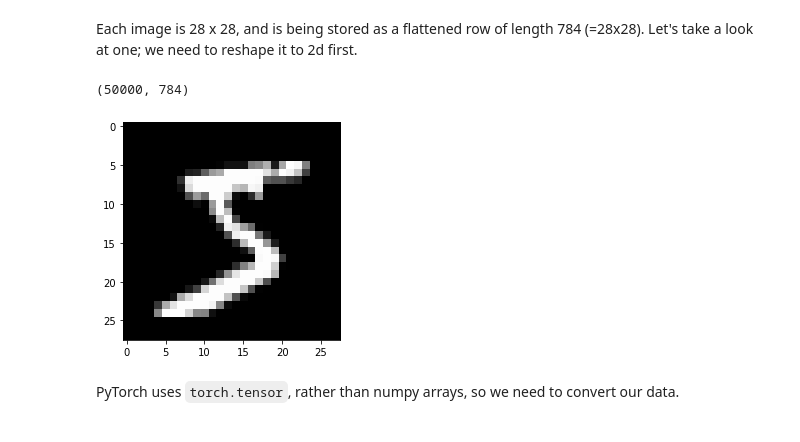
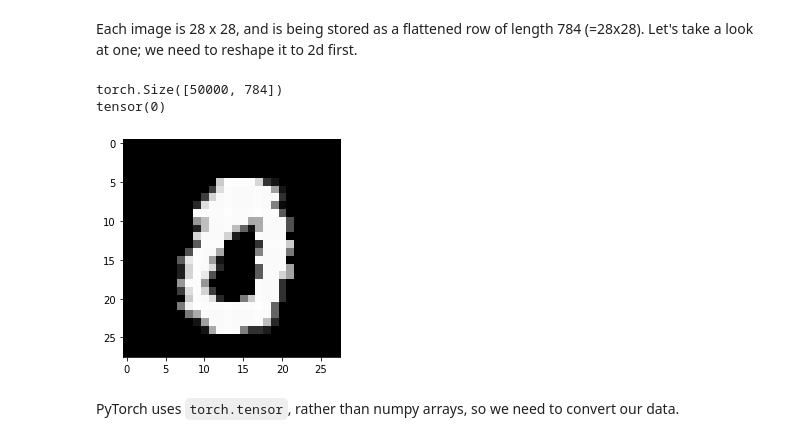
Before and after one commit to 226776/NN_VoiceRecognition, a Jupyter notebook: nn_tutorial.ipynb, the cells around one changed output. Drawn from its saved outputs; the diff is of its cells as text; code cells hidden in the pictures.

Commit message:
SoundToTensor Update

```diff
--- a/nn_tutorial.ipynb
+++ b/nn_tutorial.ipynb
@@ -70,12 +70,15 @@ first.
 # %%
 from matplotlib import pyplot
 import numpy as np
 
-pyplot.imshow(x_train[0].reshape((28, 28)), cmap="gray")
+j = 69
+pyplot.imshow(x_train[j].reshape((28, 28)), cmap="gray")
 print(x_train.shape)
+print(y_train[j])
 # %% [output]
-(50000, 784)
+torch.Size([50000, 784])
+tensor(0)
-[figure, old version]
+[figure, new version]
 # %% [markdown]
 PyTorch uses ``torch.tensor``, rather than numpy arrays, so we need to
 convert our data.
```
Also changed, not shown: parts of 1 cell of this notebook, 2 other files.
